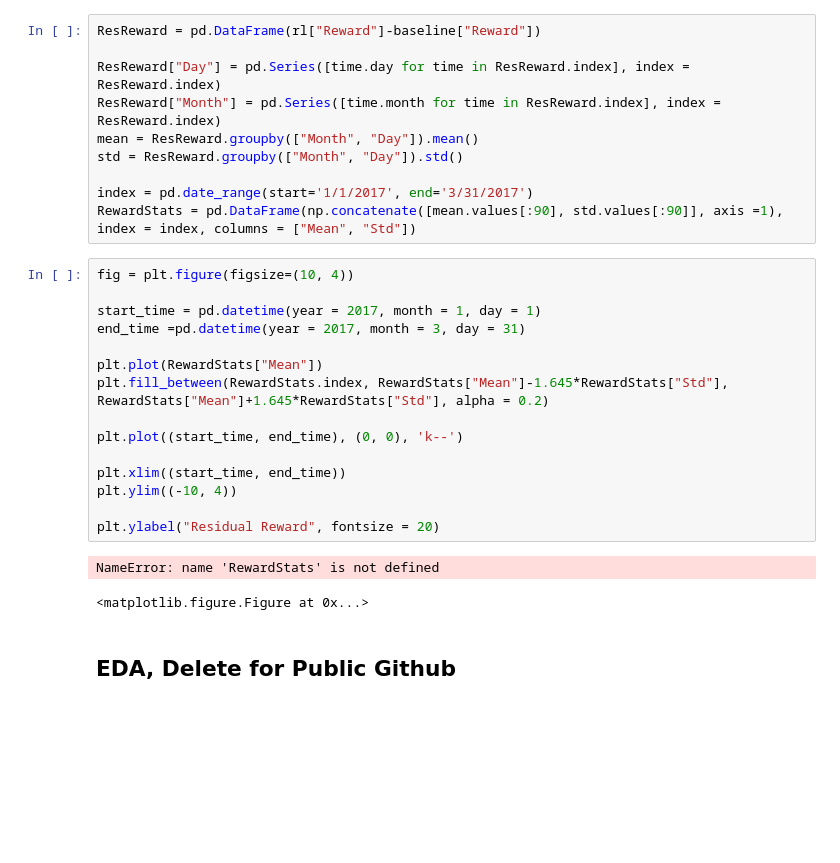
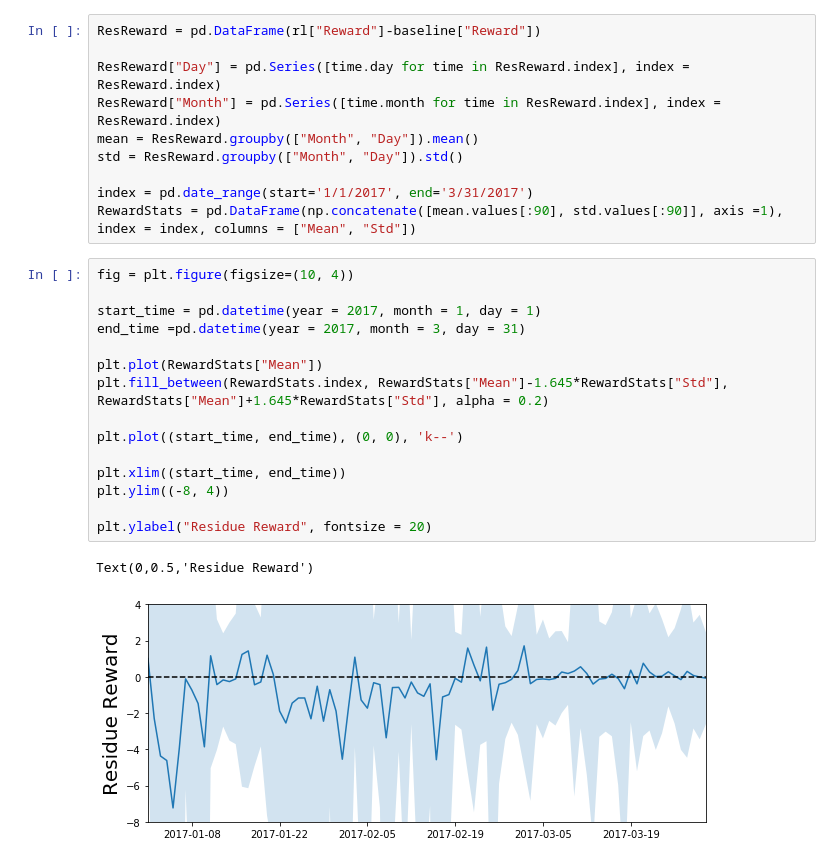
Before and after one commit to bingqingchen/Gnu-RL, a Jupyter notebook: agent/Demo.ipynb, the cells around one changed output. Drawn from its saved outputs; the diff is of its cells as text; blank space fills up the shorter version.

```diff
--- a/agent/Demo.ipynb
+++ b/agent/Demo.ipynb
@@ -227,20 +238,18 @@ RewardStats = pd.DataFrame(np.concatenate([mean.values[:90], std.values[:90]], a
 # %%
 fig = plt.figure(figsize=(10, 4))
 
 start_time = pd.datetime(year = 2017, month = 1, day = 1)
 end_time =pd.datetime(year = 2017, month = 3, day = 31)
 
 plt.plot(RewardStats["Mean"])
 plt.fill_between(RewardStats.index, RewardStats["Mean"]-1.645*RewardStats["Std"], RewardStats["Mean"]+1.645*RewardStats["Std"], alpha = 0.2)
 
 plt.plot((start_time, end_time), (0, 0), 'k--')
 
 plt.xlim((start_time, end_time))
-plt.ylim((-10, 4))
+plt.ylim((-8, 4))
 
-plt.ylabel("Residual Reward", fontsize = 20)
+plt.ylabel("Residue Reward", fontsize = 20)
 # %% [output]
-NameError: name 'RewardStats' is not defined
+Text(0,0.5,'Residue Reward')
-<matplotlib.figure.Figure at 0x...>
+[figure, added]
-# %% [markdown]
-## EDA, Delete for Public Github
```
Also changed, not shown: parts of 15 cells of this notebook.
